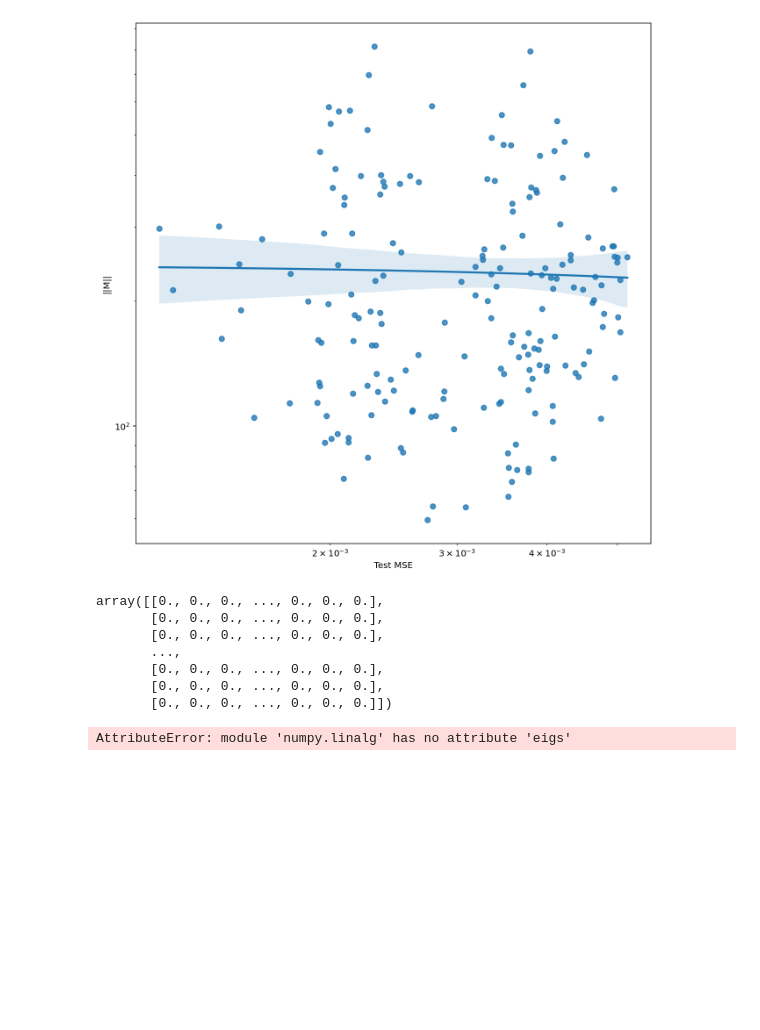
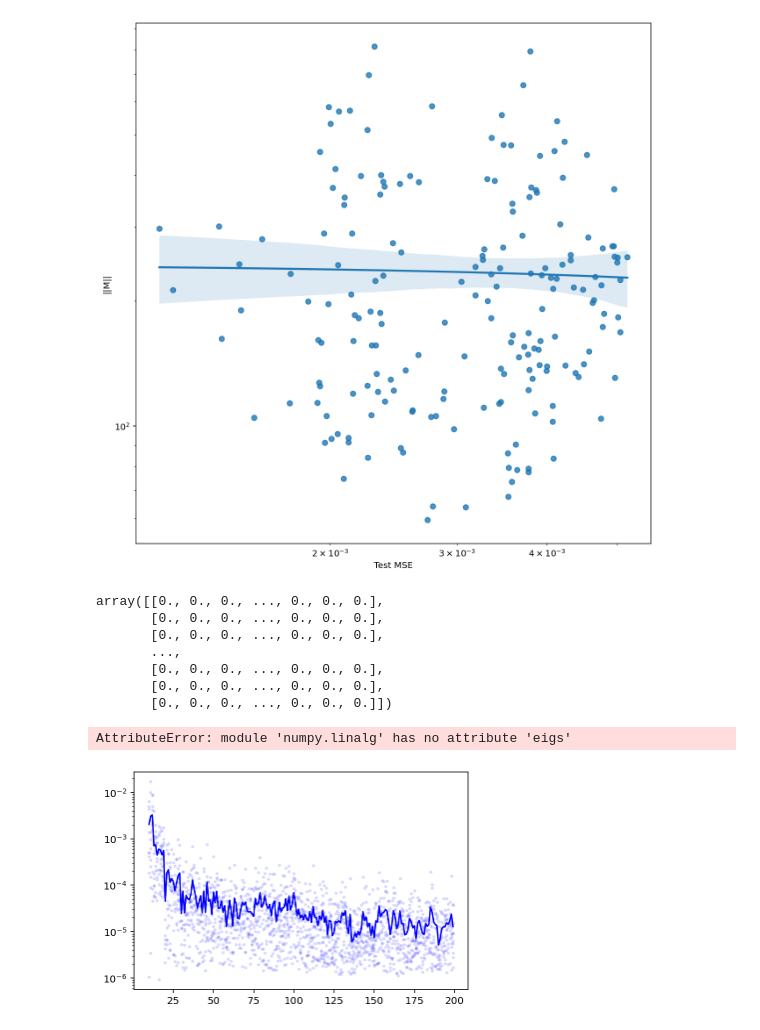
Before and after one commit to agupta01/ml-theory-capstone, a Jupyter notebook: notebooks/rfm.ipynb, the cells around one changed output. Cells and saved outputs as stored; diff of their text form; code cells hidden in the pictures; blank space fills up the shorter version.

```diff
--- a/notebooks/rfm.ipynb
+++ b/notebooks/rfm.ipynb
@@ -290,3 +290,15 @@ AttributeError: module 'numpy.linalg' has no attribute 'eigs'
 # evaluate on perplexity (find a package)
 # error rate
 # bleu scores
+# %%
+train_MSEs = np.load("results/arrays/train_MSEs_norm_control_stdev_control.npy")
+# %%
+mn = np.mean(train_MSEs, axis=0)
+d_range = list(range(10, 200))
+d_range_exploded = np.repeat(d_range, train_MSEs.shape[0])
+# %%
+plt.scatter(d_range_exploded, train_MSEs.flatten(order='F'), alpha=0.1, color='blue', s=5)
+plt.plot(d_range, mn, color='b', label="Mean")
+plt.yscale("log")
+# %% [output]
+[figure, added]
```
Also changed, not shown: 4 other files.
